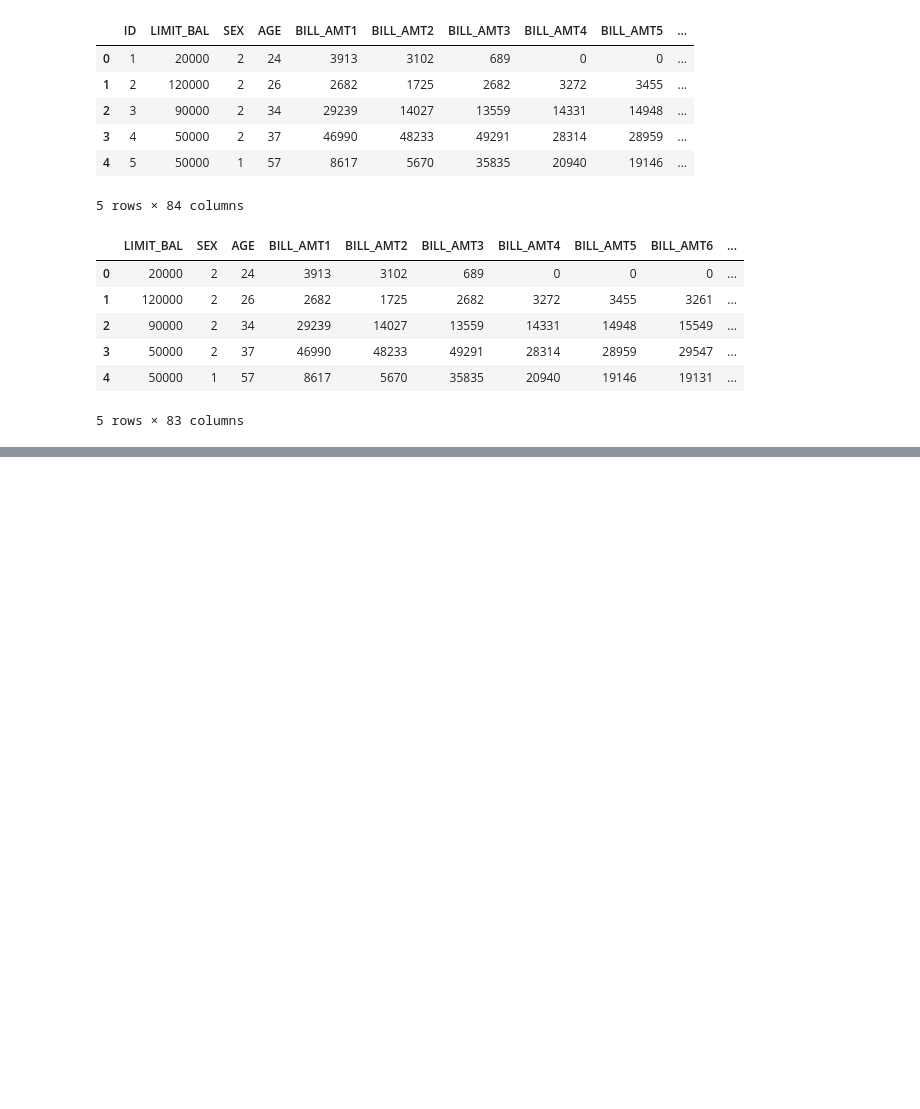
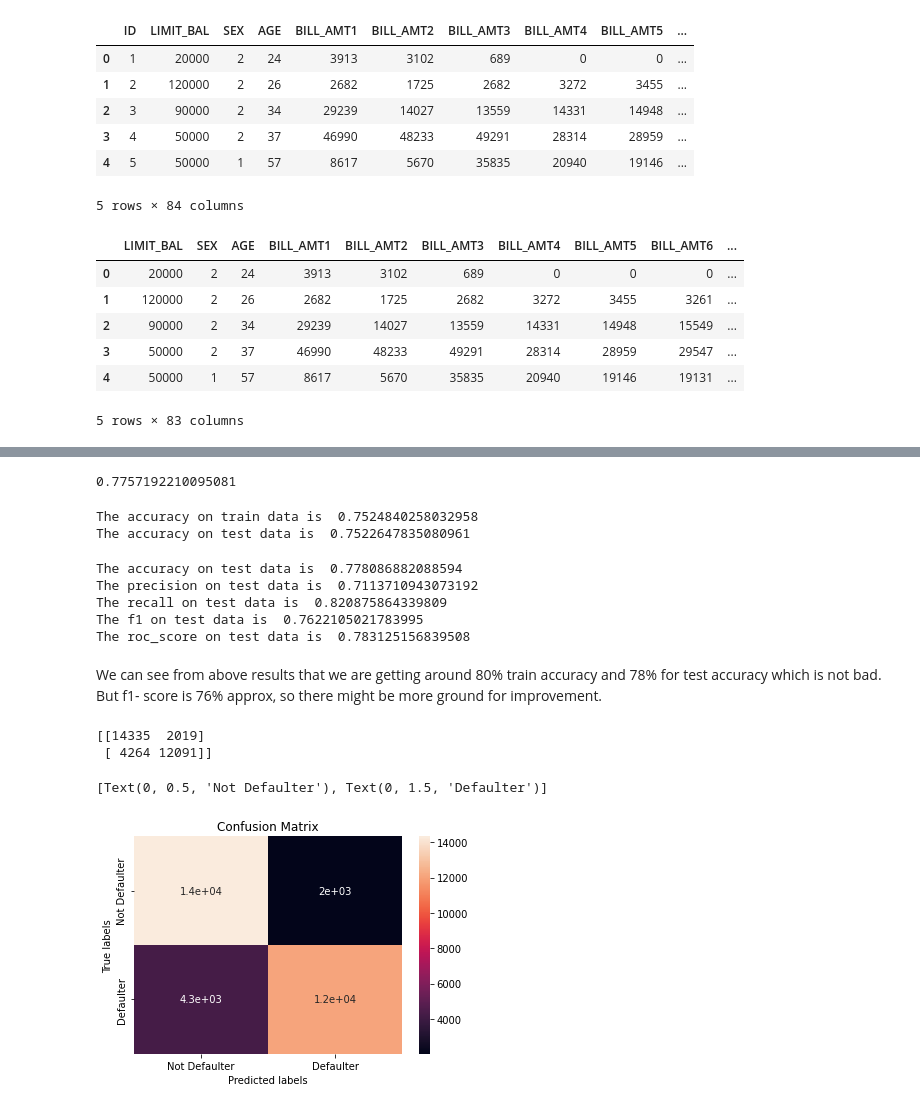
Before and after one commit to Shubham-naik-ai/Credit-Card-Default-Prediction, a Jupyter notebook: Copy_of_Credit_Card_Default_Prediction_Capstone_Project.ipynb, the cells around one changed output, grey strips where cells are left out. Saved outputs shown, nothing was run; the diff lists cells and outputs as text; code cells hidden in the pictures; blank space fills up the shorter version.

```diff
--- a/Copy_of_Credit_Card_Default_Prediction_Capstone_Project.ipynb
+++ b/Copy_of_Credit_Card_Default_Prediction_Capstone_Project.ipynb
@@ -608,0 +766,3 @@ df_fr.head()
+# %%
+grid_clf = GridSearchCV(SVC(probability=True), param_grid, scoring = 'accuracy', n_jobs = -1, verbose = 3, cv = 3)
+grid_clf.fit(X_train, y_train)
@@ -608,0 +774,2 @@ df_fr.head()
+# %%
+optimal_SVC_clf = grid_clf.best_estimator_
@@ -608,0 +780,59 @@ df_fr.head()
+# %%
+grid_clf.best_score_
+# %% [output]
+0.7757192210095081
+# %%
+# Get the predicted classes
+train_class_preds = optimal_SVC_clf.predict(X_train)
+test_class_preds = optimal_SVC_clf.predict(X_test)
+# %%
+# Get the accuracy scores
+train_accuracy_SVC = accuracy_score(train_class_preds,y_train)
+test_accuracy_SVC = accuracy_score(test_class_preds,y_test)
+
+print("The accuracy on train data is ", train_accuracy_lr)
+print("The accuracy on test data is ", test_accuracy_lr)
+# %% [output]
+The accuracy on train data is  0.7524840258032958
+The accuracy on test data is  0.7522647835080961
+# %%
+test_accuracy_SVC = accuracy_score(test_class_preds,y_test)
+test_precision_score_SVC = precision_score(test_class_preds,y_test)
+test_recall_score_SVC = recall_score(test_class_preds,y_test)
+test_f1_score_SVC = f1_score(test_class_preds,y_test)
+test_roc_score_SVC = roc_auc_score(test_class_preds,y_test)
+
+print("The accuracy on test data is ", test_accuracy_SVC)
+print("The precision on test data is ", test_precision_score_SVC)
+print("The recall on test data is ", test_recall_score_SVC)
+print("The f1 on test data is ", test_f1_score_SVC)
+print("The roc_score on test data is ", test_roc_score_SVC)
+# %% [output]
+The accuracy on test data is  0.778086882088594
+The precision on test data is  0.7113710943073192
+The recall on test data is  0.820875864339809
+The f1 on test data is  0.7622105021783995
+The roc_score on test data is  0.783125156839508
+# %% [markdown]
+We can see from above results that we are getting around 80% train accuracy and 78% for test accuracy which is not bad. But f1- score is 76% approx, so there might be more ground for improvement.
+# %%
+  # Get the confusion matrix for both train and test
+
+labels = ['Not Defaulter', 'Defaulter']
+cm = confusion_matrix(y_train, train_class_preds)
+print(cm)
+
+ax= plt.subplot()
+sns.heatmap(cm, annot=True, ax = ax) #annot=True to annotate cells
+
+# labels, title and ticks
+ax.set_xlabel('Predicted labels')
+ax.set_ylabel('True labels')
+ax.set_title('Confusion Matrix')
+ax.xaxis.set_ticklabels(labels)
+ax.yaxis.set_ticklabels(labels)
+# %% [output]
+[[14335  2019]
+ [ 4264 12091]]
+[Text(0, 0.5, 'Not Defaulter'), Text(0, 1.5, 'Defaulter')]
+[figure, added]
```
Also changed, not shown: parts of 30 cells of this notebook.
